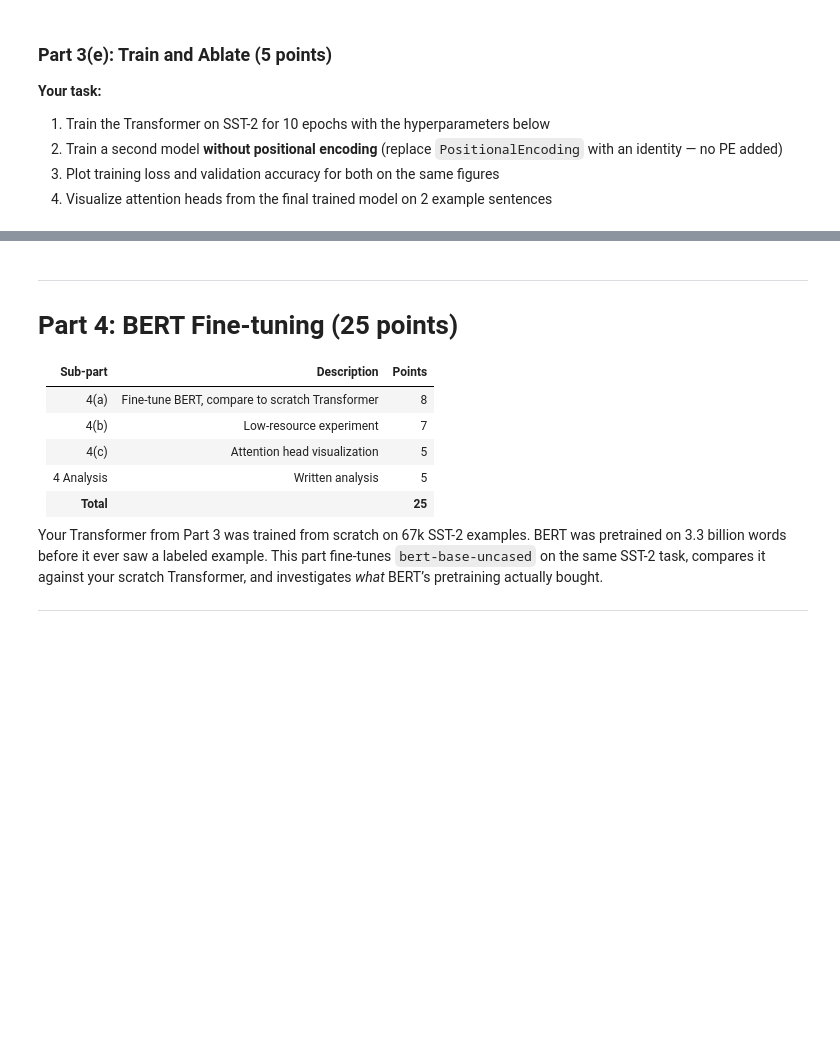
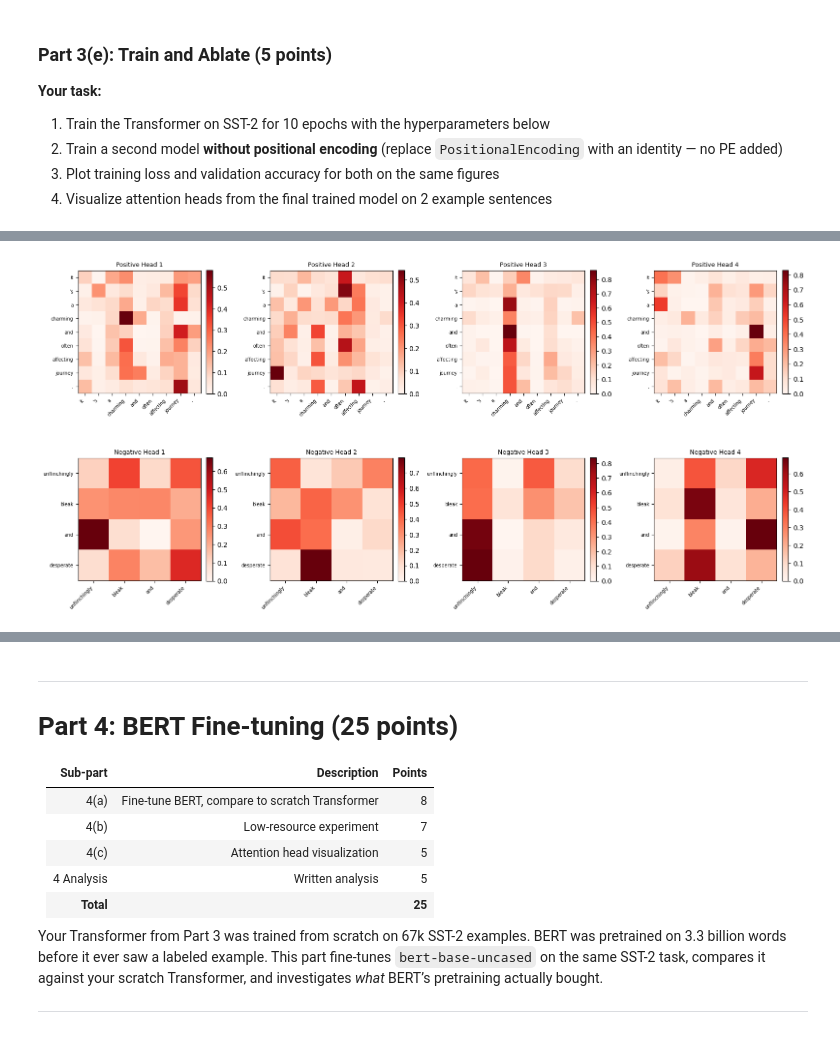
Before and after one commit to Archangel4148/Classwork, a Jupyter notebook: CS5480/Assignment 4/assignment4_coding.ipynb, the cells around one changed output, grey strips where cells are left out. Cells and saved outputs as stored; diff of their text form; code cells hidden in the pictures; blank space fills up the shorter version.

```diff
--- a/CS5480/Assignment 4/assignment4_coding.ipynb
+++ b/CS5480/Assignment 4/assignment4_coding.ipynb
@@ -1477,14 +1499,54 @@ print(f'Final val accuracy — With PE: {accs_pe[-1]:.4f} | No PE: {accs_nope[-1
 # %%
 # ── Attention head visualization ───────────────────────────────────────────────
 # YOUR TASK:
 # Pick 2 SST-2 validation examples (one positive, one negative sentiment).
 # For each example, extract the attention weights from LAYER 1 (all 4 heads).
 # Plot a 2x4 grid: rows = examples, columns = heads.
 # Each cell is a heatmap (token x token) with actual token strings as labels.
 # Use a 'Reds' colormap.
 
-# YOUR CODE HERE
-raise NotImplementedError
+# Pick examples
+val_data_raw = sst2['validation']
+pos_example = next(ex for ex in val_data_raw if ex['label'] == 1)
+neg_example = next(ex for ex in val_data_raw if ex['label'] == 0)
+examples = [pos_example, neg_example]
+labels_str = ['Positive', 'Negative']
+
+fig, axes = plt.subplots(2, 4, figsize=(16, 8))
+
+# Make row of plots for each example
+for ex_idx, (ex, lbl) in enumerate(zip(examples, labels_str)):
+    # Get tokens
+    tokens = sst_tokenize(ex['sentence'])
+    ids    = [sst_vocab.get(t, SST_UNK_IDX) for t in tokens]
+    ids_t  = torch.tensor([ids]).to(DEVICE)
+    mask_t = (ids_t != SST_PAD_IDX).to(DEVICE)
+
+    # Get attention values
+    with torch.no_grad():
+        _, attn_list = model_pe(ids_t, mask_t)
+
+    # Layer 1 attention
+    layer1_weights = attn_list[0].squeeze(0).cpu()
+
+    # Make the heatmap for each head
+    for head in range(N_HEADS):
+        ax = axes[ex_idx, head]
+        data = layer1_weights[head].numpy()
+        im = ax.imshow(data, cmap='Reds', vmin=0, vmax=data.max())
+
+        ax.set_xticks(range(len(tokens)))
+        ax.set_xticklabels(tokens, rotation=45, ha='right', fontsize=7)
+        ax.set_yticks(range(len(tokens)))
+        ax.set_yticklabels(tokens, fontsize=7)
+
+        ax.set_title(f'{lbl} Head {head + 1}', fontsize=9)
+        fig.colorbar(im, ax=ax, fraction=0.046, pad=0.04)
+
+plt.tight_layout()
+plt.show()
+# %% [output]
+[figure, added]
 # %% [markdown]
 ### Part 3(f): Analysis (5 points)
 
```
Also changed, not shown: parts of 3 cells of this notebook.
